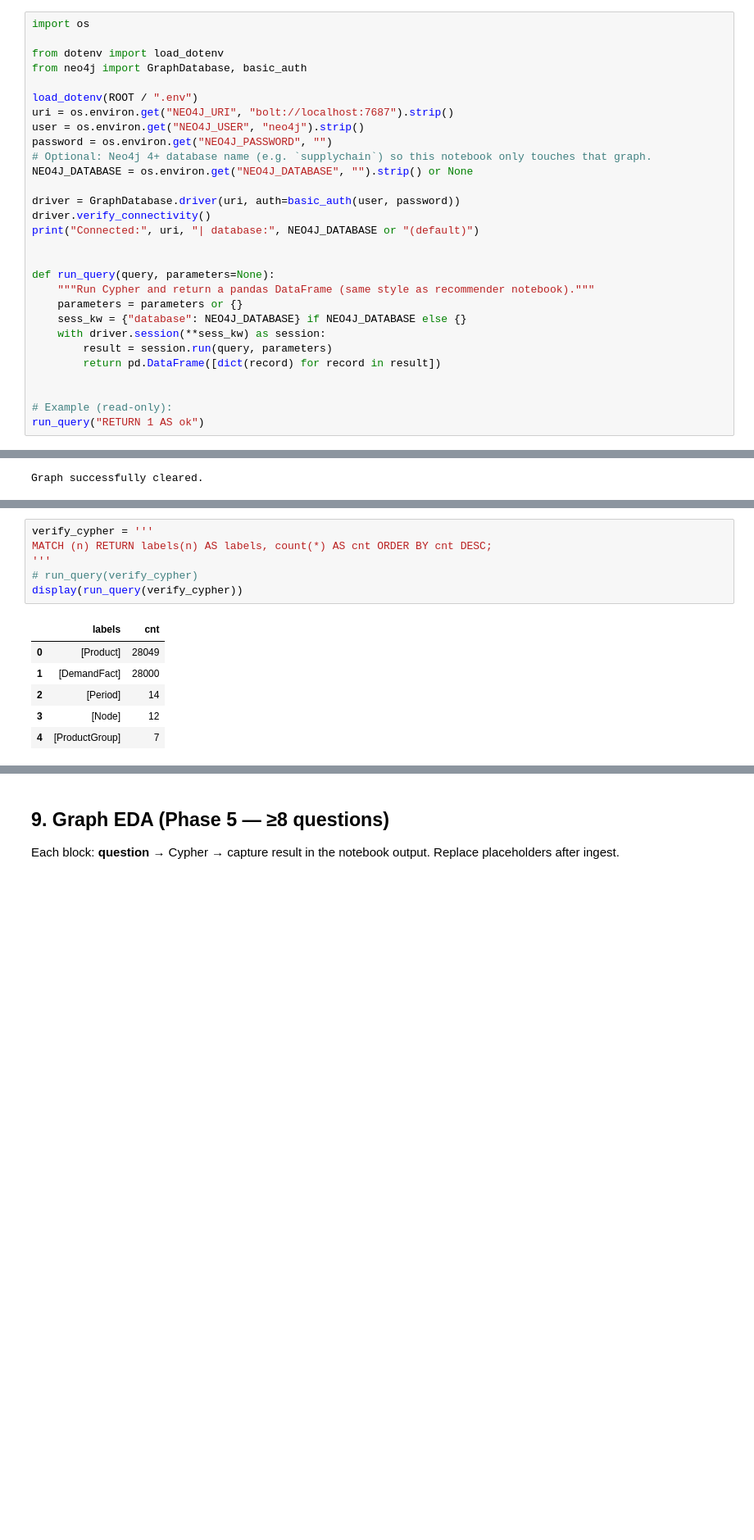
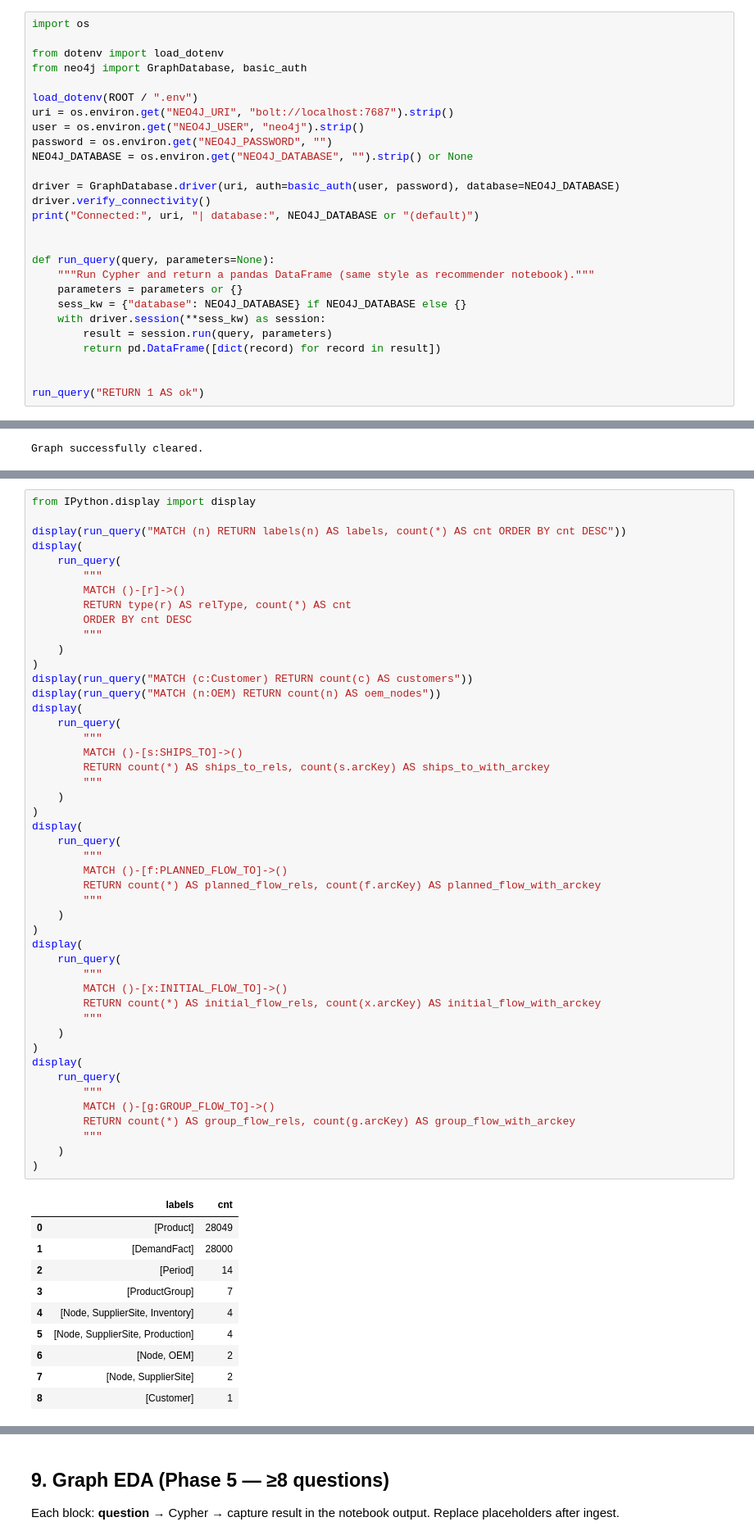
Before and after one commit to PeterMangoro/neo4j, a Jupyter notebook: finalProject/AutomotiveSupplyChain_Work.ipynb, the cells around one changed output, grey strips where cells are left out. Shown at 82% size. Cells and saved outputs as stored; diff of their text form; blank space fills up the shorter version.

```diff
--- a/finalProject/AutomotiveSupplyChain_Work.ipynb
+++ b/finalProject/AutomotiveSupplyChain_Work.ipynb
@@ -46,10 +46,9 @@ load_dotenv(ROOT / ".env")
 uri = os.environ.get("NEO4J_URI", "bolt://localhost:7687").strip()
 user = os.environ.get("NEO4J_USER", "neo4j").strip()
 password = os.environ.get("NEO4J_PASSWORD", "")
-# Optional: Neo4j 4+ database name (e.g. `supplychain`) so this notebook only touches that graph.
 NEO4J_DATABASE = os.environ.get("NEO4J_DATABASE", "").strip() or None
 
-driver = GraphDatabase.driver(uri, auth=basic_auth(user, password))
+driver = GraphDatabase.driver(uri, auth=basic_auth(user, password), database=NEO4J_DATABASE)
 driver.verify_connectivity()
 print("Connected:", uri, "| database:", NEO4J_DATABASE or "(default)")
 
@@ -63,6 +62,5 @@ def run_query(query, parameters=None):
         return pd.DataFrame([dict(record) for record in result])
 
 
-# Example (read-only):
 run_query("RETURN 1 AS ok")
 # %% [output]
@@ -732,13 +823,58 @@ Run after data is in the graph.
 # %%
-verify_cypher = '''
-MATCH (n) RETURN labels(n) AS labels, count(*) AS cnt ORDER BY cnt DESC;
-'''
-# run_query(verify_cypher)
-display(run_query(verify_cypher))
+from IPython.display import display
+
+display(run_query("MATCH (n) RETURN labels(n) AS labels, count(*) AS cnt ORDER BY cnt DESC"))
+display(
+    run_query(
+        """
+        MATCH ()-[r]->()
+        RETURN type(r) AS relType, count(*) AS cnt
+        ORDER BY cnt DESC
+        """
+    )
+)
+display(run_query("MATCH (c:Customer) RETURN count(c) AS customers"))
+display(run_query("MATCH (n:OEM) RETURN count(n) AS oem_nodes"))
+display(
+    run_query(
+        """
+        MATCH ()-[s:SHIPS_TO]->()
+        RETURN count(*) AS ships_to_rels, count(s.arcKey) AS ships_to_with_arckey
+        """
+    )
+)
+display(
+    run_query(
+        """
+        MATCH ()-[f:PLANNED_FLOW_TO]->()
+        RETURN count(*) AS planned_flow_rels, count(f.arcKey) AS planned_flow_with_arckey
+        """
+    )
+)
+display(
+    run_query(
+        """
+        MATCH ()-[x:INITIAL_FLOW_TO]->()
+        RETURN count(*) AS initial_flow_rels, count(x.arcKey) AS initial_flow_with_arckey
+        """
+    )
+)
+display(
+    run_query(
+        """
+        MATCH ()-[g:GROUP_FLOW_TO]->()
+        RETURN count(*) AS group_flow_rels, count(g.arcKey) AS group_flow_with_arckey
+        """
+    )
+)
 # %% [output]
 |  | labels | cnt |
 | 0 | [Product] | 28049 |
 | 1 | [DemandFact] | 28000 |
 | 2 | [Period] | 14 |
-| 3 | [Node] | 12 |
-| 4 | [ProductGroup] | 7 |
+| 3 | [ProductGroup] | 7 |
+| 4 | [Node, SupplierSite, Inventory] | 4 |
+| 5 | [Node, SupplierSite, Production] | 4 |
+| 6 | [Node, OEM] | 2 |
+| 7 | [Node, SupplierSite] | 2 |
+| 8 | [Customer] | 1 |
```
Also changed, not shown: parts of 16 cells of this notebook, 8 other files.
